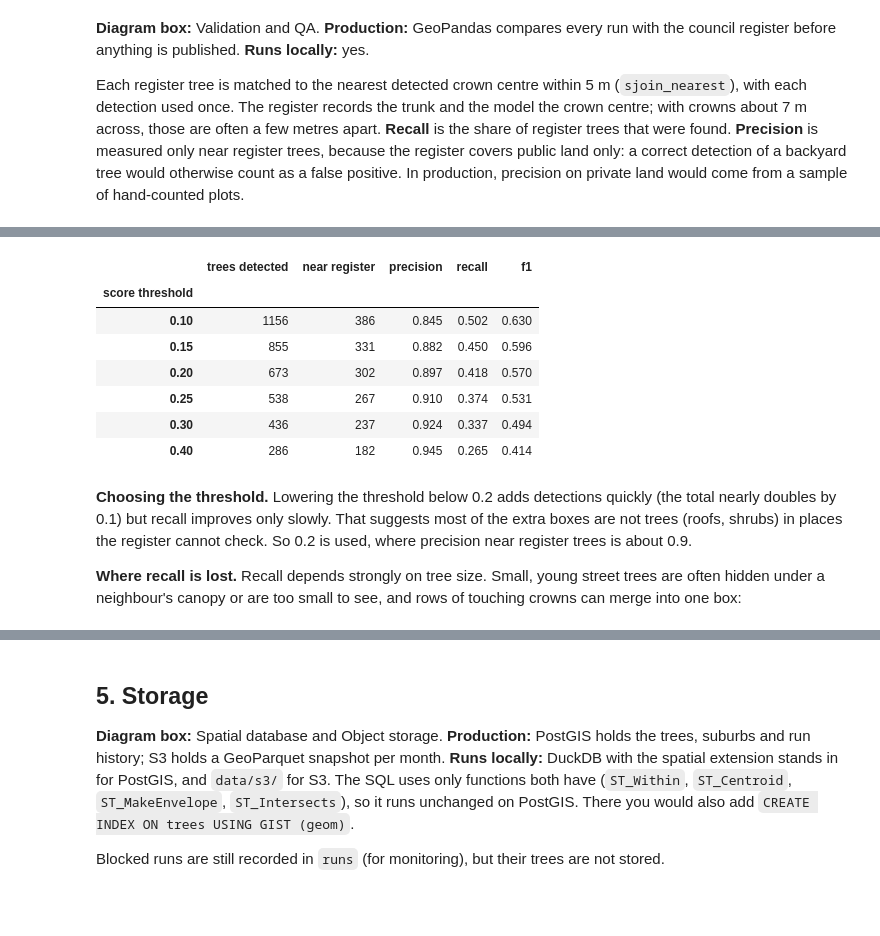
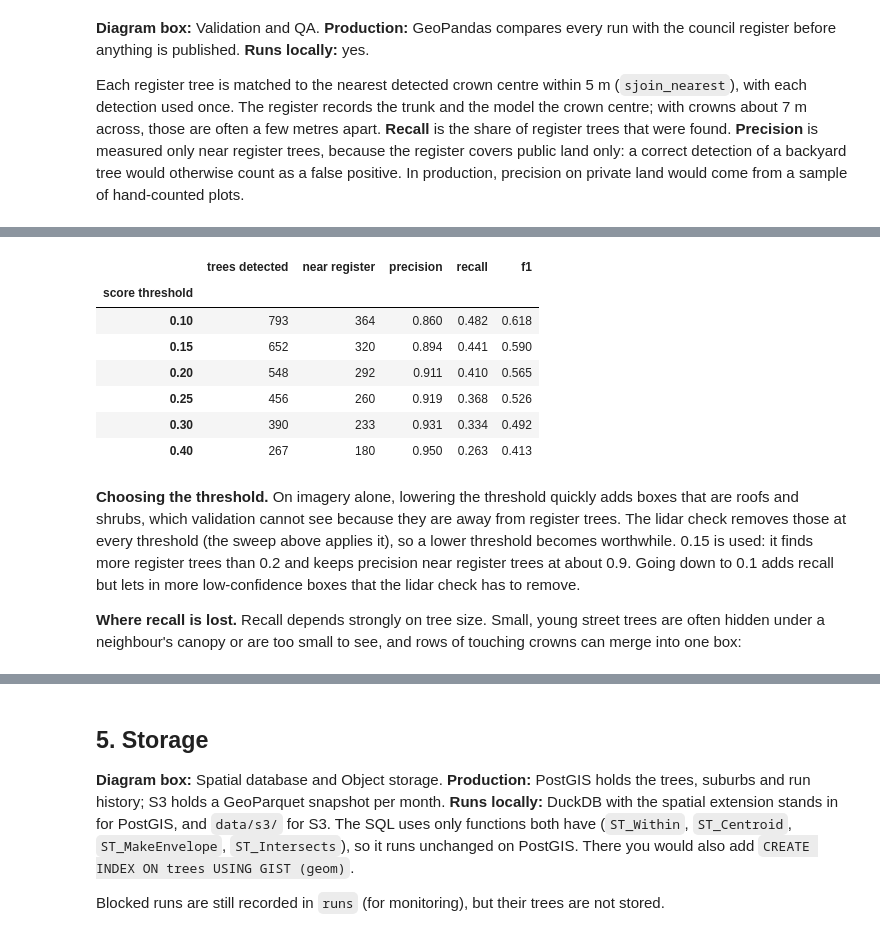
Before and after one commit to minhdev2003/Sydney-Trees, a Jupyter notebook: notebooks/part2_walkthrough.ipynb, the cells around one changed output, grey strips where cells are left out. Drawn from its saved outputs; the diff is of its cells as text; code cells hidden in the pictures; blank space fills up the shorter version.

```diff
--- a/notebooks/part2_walkthrough.ipynb
+++ b/notebooks/part2_walkthrough.ipynb
@@ -288,0 +308,15 @@ plt.show()
+# %%
+lidar_tiles = steps.find_lidar_tiles(BBOX)
+display(lidar_tiles[["survey", "file_name", "size_mb"]])
+lidar = steps.lidar_rasters(BBOX, lidar_tiles)
+
+trees_raw, checked = trees, None
+if lidar is not None:
+    checked = steps.lidar_check(trees_raw, lidar)
+    trees = checked[checked["lidar_ok"]].drop(columns="lidar_ok").reset_index(drop=True)
+    print(f"Lidar survey {lidar.survey}: kept {len(trees):,} of {len(trees_raw):,} detections "
+          f"({(~checked['lidar_ok']).sum()} removed)")
+    display(checked.groupby("lidar_ok")[["lidar_height_m", "canopy_pct", "building_pct"]].median()
+            .rename(index={True: "kept", False: "removed"}).rename_axis("median per detection"))
+else:
+    print("Lidar check skipped: continuing with all detections")
@@ -288,0 +332,23 @@ plt.show()
+# %%
+if lidar is not None:
+    from rasterio.plot import plotting_extent
+
+    fig, axes = plt.subplots(1, 2, figsize=(16, 8))
+    ax = axes[0]
+    ext = plotting_extent(lidar.height, lidar.transform)
+    ax.imshow(np.where(lidar.building, 1.0, np.nan), cmap="Greys", vmin=0, vmax=2, extent=ext)
+    im = ax.imshow(np.where(lidar.height >= 2, lidar.height, np.nan), cmap="YlGn", vmin=0, vmax=25, extent=ext)
+    DEMO.to_crs(lidar.crs).boundary.plot(ax=ax, color="black", linewidth=1.5)
+    fig.colorbar(im, ax=ax, shrink=0.7, label="vegetation height above ground (m)")
+    ax.set_title(f"Lidar {lidar.survey}: vegetation over 2 m (green), buildings (grey)")
+    ax.set_axis_off()
+
+    ax = axes[1]
+    web = checked.to_crs(3857)
+    web[web["lidar_ok"]].boundary.plot(ax=ax, color="#ffeb3b", linewidth=1.5)
+    web[~web["lidar_ok"]].boundary.plot(ax=ax, color="#ff1744", linewidth=1.5)
+    b = chips.set_index("chip_id").loc["r2c2"].geometry.bounds
+    ax.set_xlim(b[0], b[2]); ax.set_ylim(b[1], b[3])
+    aerial(ax, zoom=19)
+    ax.set_title("Chip r2c2: kept (yellow) and removed by the lidar check (red)")
+    plt.show()
@@ -313,25 +381,32 @@ pd.Series(v.as_dict()).to_frame("value")
 | match_m | 5.000 |
 # %%
+def detected_at(threshold):
+    d = steps.detect_trees(chips, score_threshold=threshold)
+    return d[steps.lidar_check(d, lidar)["lidar_ok"]] if lidar is not None else d
+
+
 sweep = []
 for t in (0.1, 0.15, 0.2, 0.25, 0.3, 0.4):
-    detected = steps.detect_trees(chips, score_threshold=t)
+    detected = detected_at(t)
     m = steps.validate(detected, register).as_dict()
     sweep.append({"score threshold": t, "trees detected": len(detected), "near register": m["detections_in_zone"],
                   "precision": m["precision"], "recall": m["recall"], "f1": m["f1"]})
 pd.DataFrame(sweep).set_index("score threshold")
 # %% [output]
 |  | trees detected | near register | precision | recall | f1 |
 | score threshold |  |  |  |  |  |
-| 0.10 | 1156 | 386 | 0.845 | 0.502 | 0.630 |
-| 0.15 | 855 | 331 | 0.882 | 0.450 | 0.596 |
-| 0.20 | 673 | 302 | 0.897 | 0.418 | 0.570 |
-| 0.25 | 538 | 267 | 0.910 | 0.374 | 0.531 |
-| 0.30 | 436 | 237 | 0.924 | 0.337 | 0.494 |
-| 0.40 | 286 | 182 | 0.945 | 0.265 | 0.414 |
+| 0.10 | 793 | 364 | 0.860 | 0.482 | 0.618 |
+| 0.15 | 652 | 320 | 0.894 | 0.441 | 0.590 |
+| 0.20 | 548 | 292 | 0.911 | 0.410 | 0.565 |
+| 0.25 | 456 | 260 | 0.919 | 0.368 | 0.526 |
+| 0.30 | 390 | 233 | 0.931 | 0.334 | 0.492 |
+| 0.40 | 267 | 180 | 0.950 | 0.263 | 0.413 |
 # %% [markdown]
-**Choosing the threshold.** Lowering the threshold below 0.2 adds detections quickly (the total nearly
-doubles by 0.1) but recall improves only slowly. That suggests most of the extra boxes are not trees
-(roofs, shrubs) in places the register cannot check. So 0.2 is used, where precision near register trees is about 0.9.
+**Choosing the threshold.** On imagery alone, lowering the threshold quickly adds boxes that are roofs
+and shrubs, which validation cannot see because they are away from register trees. The lidar check
+removes those at every threshold (the sweep above applies it), so a lower threshold becomes worthwhile.
+0.15 is used: it finds more register trees than 0.2 and keeps precision near register trees at about 0.9.
+Going down to 0.1 adds recall but lets in more low-confidence boxes that the lidar check has to remove.
 
 **Where recall is lost.** Recall depends strongly on tree size. Small, young street trees are often
 hidden under a neighbour's canopy or are too small to see, and rows of touching crowns can merge
```
Also changed, not shown: parts of 23 cells of this notebook, 15 other files.
